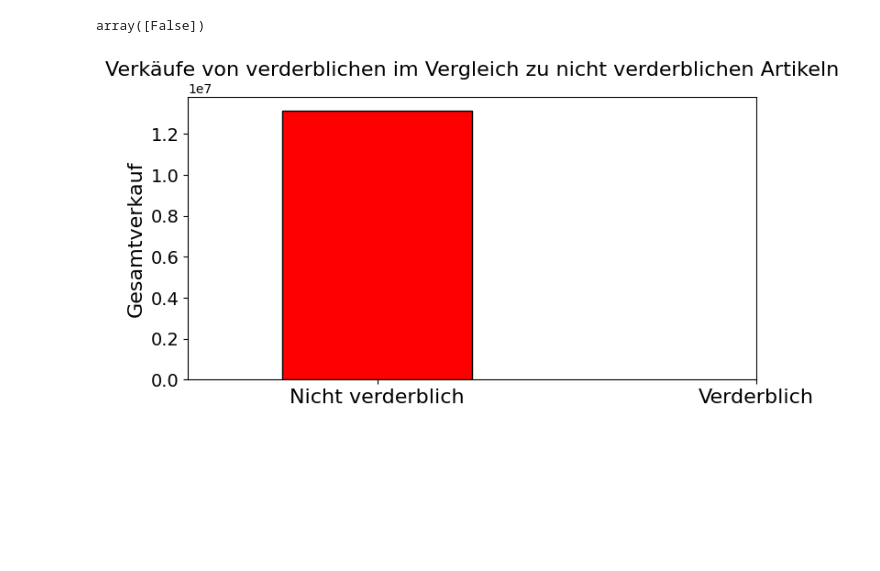
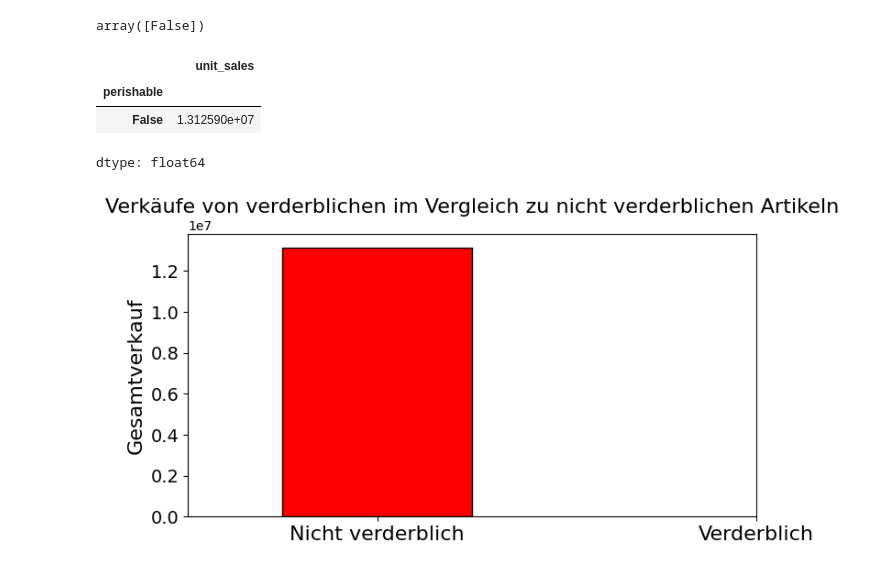
Before and after one commit to lenaklwt/retail_demand_analysis, a Jupyter notebook: 1_data_prep.ipynb, the cells around one changed output. Cells and saved outputs as stored; diff of their text form; code cells hidden in the pictures; blank space fills up the shorter version.

```diff
--- a/1_data_prep.ipynb
+++ b/1_data_prep.ipynb
@@ -574,6 +574,13 @@ df_train_items['perishable'].unique()
 array([False])
 # %%
 perishable_sales = df_train_items.groupby('perishable')['unit_sales'].sum()
+# %%
+perishable_sales
+# %% [output]
+|  | unit_sales |
+| perishable |  |
+| False | 1.312590e+07 |
+dtype: float64
 # %%
 plt.figure(figsize=(8,4))
 perishable_sales.plot(kind='bar', color=['red', 'green'], edgecolor='black')
```
